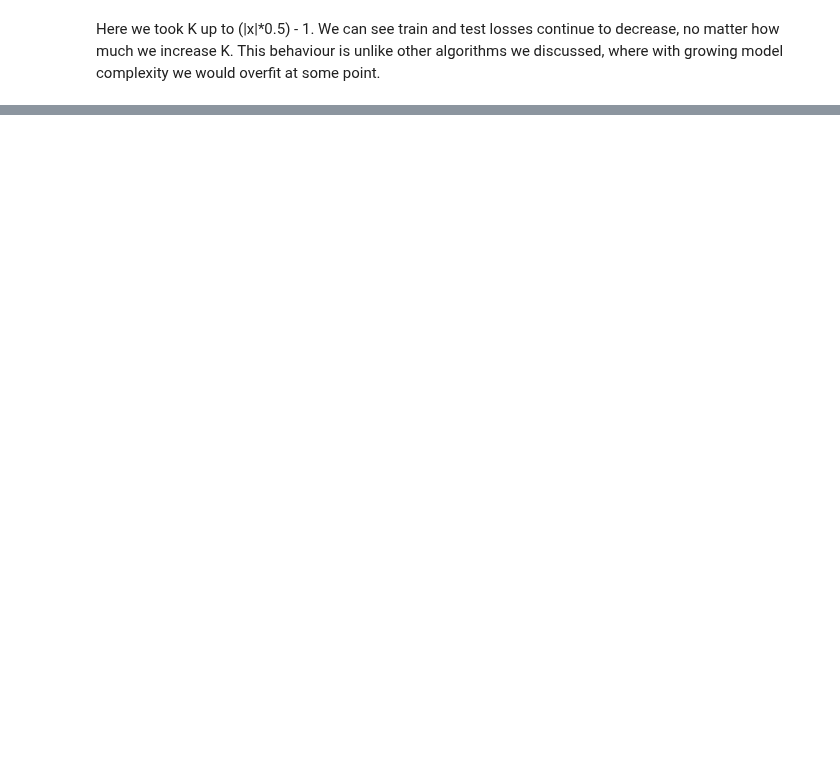
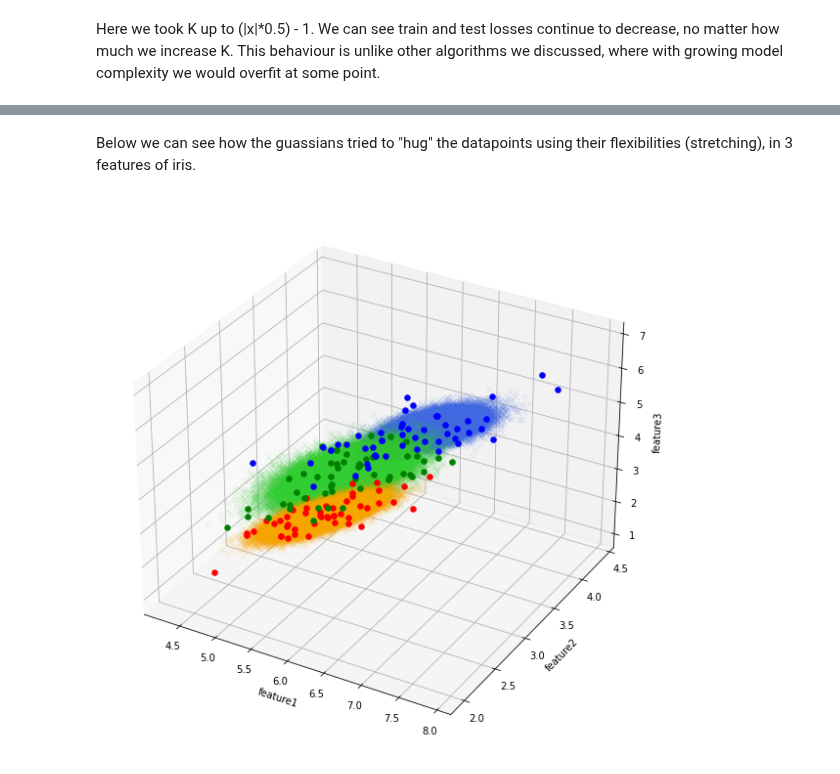
Before and after one commit to tigranfah/machine_learning, a Jupyter notebook: ACA_course/machine_learning/homeworks/homework6/clustering_visualization.ipynb, the cells around one changed output, grey strips where cells are left out. Drawn from its saved outputs; the diff is of its cells as text; code cells hidden in the pictures; blank space fills up the shorter version.

```diff
--- a/ACA_course/machine_learning/homeworks/homework6/clustering_visualization.ipynb
+++ b/ACA_course/machine_learning/homeworks/homework6/clustering_visualization.ipynb
@@ -312,0 +309,30 @@ Here we took K up to (|x|\*0.5) - 1. We can see train and test losses continue t
+# %% [markdown]
+Below we can see how the guassians tried to "hug" the datapoints using their flexibilities (stretching), in 3 features of iris.
+# %%
+fig = plt.figure()
+fig.set_size_inches(10, 14)
+ax = fig.add_subplot(projection='3d')
+
+c_dict1 = {0 : "red", 1 : "green", 2 : "blue"}
+c_dict2 = {0 : "orange", 1 : "limegreen", 2 : "royalblue"}
+
+for l in np.unique(y_iris):
+    inds = (y_iris == l)
+    for sample in X_iris[inds]:
+
+        x, y, z, _ = np.random.default_rng().multivariate_normal(gmm.cluster_centers_[l], gmm.cov_matrices[l], 1000).T
+        c = [clustering.DistMeasures.euclidean(gmm.cluster_centers_[l], X_iris[inds])
+             for l in range(3)]
+        c = c_dict2[np.argmin(c)]
+        ax.plot(x, y, z, "x", alpha=0.1, color=c)
+
+        c = c_dict1[l]
+        x, y, z, _  = sample
+        ax.scatter(x, y, z, s=30, color=c)
+
+ax.set_xlabel("feature1")
+ax.set_ylabel("feature2")
+ax.set_zlabel("feature3")
+plt.show();
+# %% [output]
+[figure, added]
```
Also changed, not shown: parts of 30 cells of this notebook.
